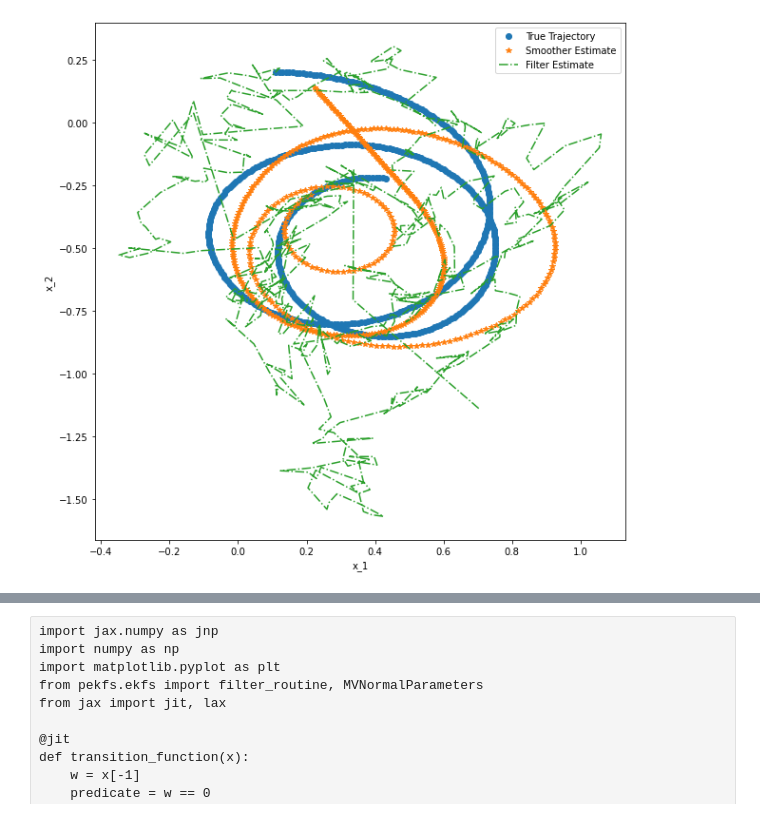
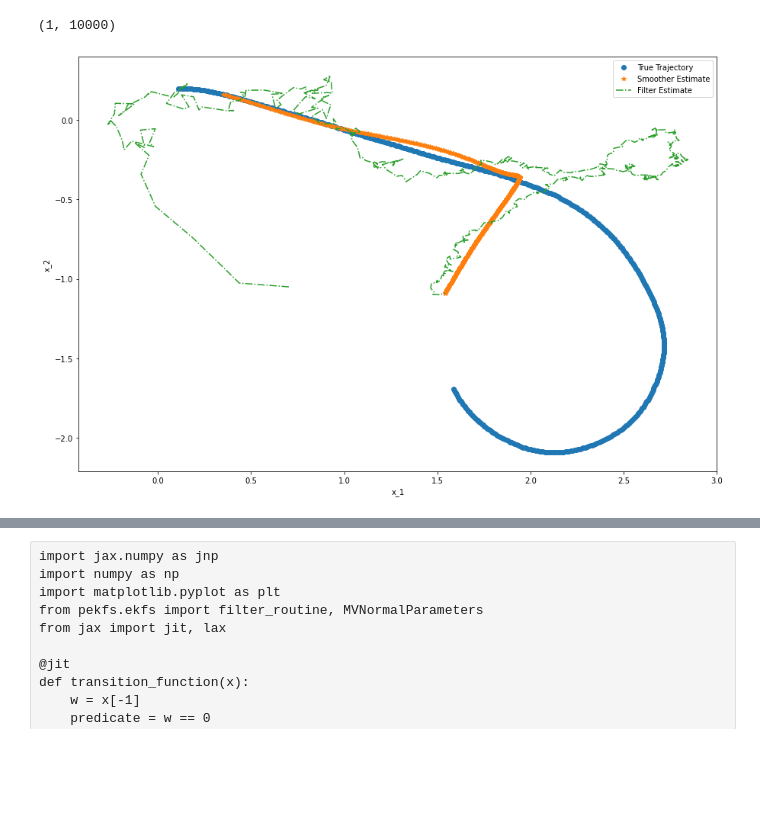
Before and after one commit to EEA-sensors/parallel-non-linear-gaussian-smoothers, a Jupyter notebook: parEKFS/ParallelEKFS.ipynb, the cells around one changed output, grey strips where cells are left out. Saved outputs shown, nothing was run; the diff lists cells and outputs as text; code cells hidden in the pictures; blank space fills up the shorter version.

```diff
--- a/parEKFS/ParallelEKFS.ipynb
+++ b/parEKFS/ParallelEKFS.ipynb
@@ -42,6 +42,13 @@ f_fun = lambda x: ekfs.f_turn(x,dt)
 df_fun = lambda x: ekfs.f_turn_dx(x,dt)
 # %%
 Randn = pd.read_excel('Randn.xlsx').values
+# %%
+Randn.shape
+# %% [output]
+(1, 10000)
+# %%
+random_state = np.random.RandomState(42)
+Randn = random_state.randn(1, 10000)
 # %%
 x0 = np.array([[0.1, 0.2, 1, 0]]).T
 a = 1 + dt*10*np.cumsum(Randn[None,0,:RunTime])#(np.random.randn(1,RunTime))
@@ -90,16 +97,19 @@ for k in range(RunTime):
 
     if k > 0:
         f = f_fun(m)
-        F = df_fun(m)
+        F = df_fun(np.zeros_like(m))
 
         m = f
         P = F @ P @ F.T + Q
 
     h = h_fun(m)
-    H = dh_fun(m)
+    if k == 0:
+        H = dh_fun(m)
+    else:
+        H = dh_fun(np.zeros_like(m))
 
     S = H @ P @ H.T + R
-    K = P @ H.T @ np.linalg.inv(S)
+    K = lg.solve(S, H @ P, assume_a="pos").T
     m = m + K @ (y[:,k,None] - h)
     P = P - K @ S @ K.T
 
@@ -108,33 +118,33 @@ for k in range(RunTime):
 
 #EKS
 ms = MM[:,-1,None]
 Ps = PP[:,:,-1]
 MMS = MM.copy()
 PPS = PP.copy()
 for k in range(RunTime-2 , -1, -1):
     m = MM[:,k,None]
     P = PP[:,:,k]
 
     f = f_fun(m)
     F = df_fun(m);
 
     mp = f
     Pp = F @ P @ F.T + Q
     Ck = P @ F.T @ np.linalg.inv(Pp)
 
     ms = m + Ck @ (ms - mp)
     Ps = P + Ck @ (Ps - Pp) @ Ck.T
     MMS[:,k,None] = ms
     PPS[:,:,k] = Ps
 
 
-plt.figure(figsize=(10,10))
+plt.figure(figsize=(15,10))
 plt.plot(X[0,:],X[1,:],'o',
          MMS[0,:],MMS[1,:],'*',
          MM[0,:], MM[1,:],'-.')
 c=plt.legend(['True Trajectory','Smoother Estimate', 'Filter Estimate'])
 a=plt.xlabel('x_1')
 b=plt.ylabel('x_2')
 # %% [output]
-[figure, old version]
+[figure, new version]
 # %%
```
Also changed, not shown: parts of 12 cells of this notebook, 8 other files.
